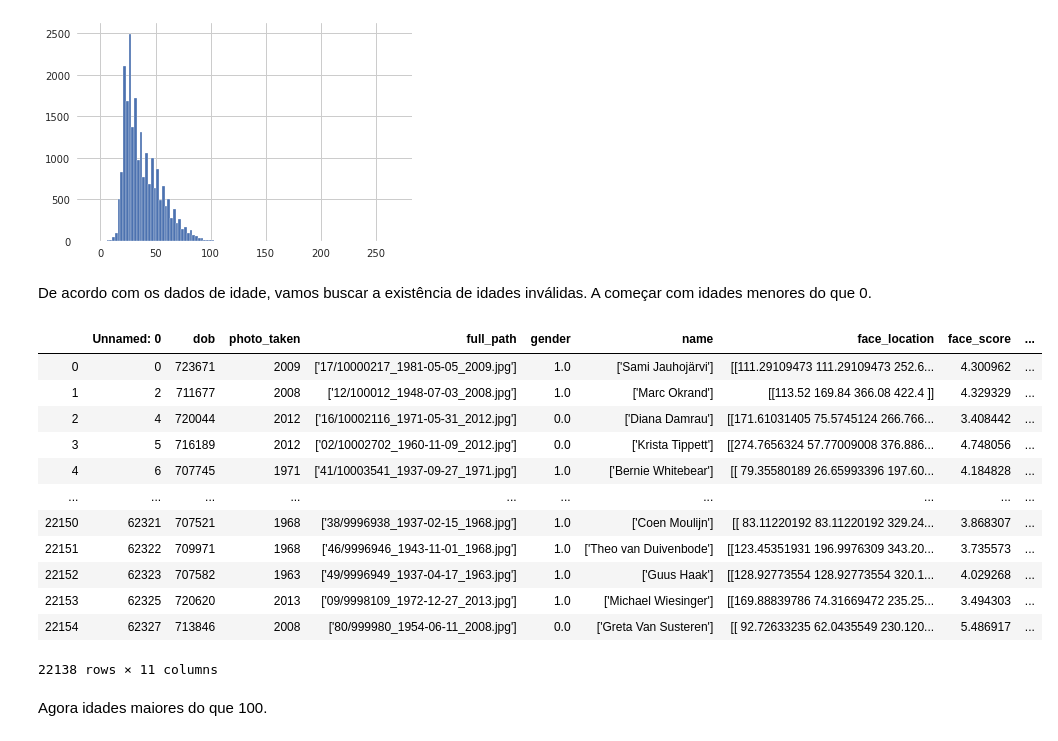
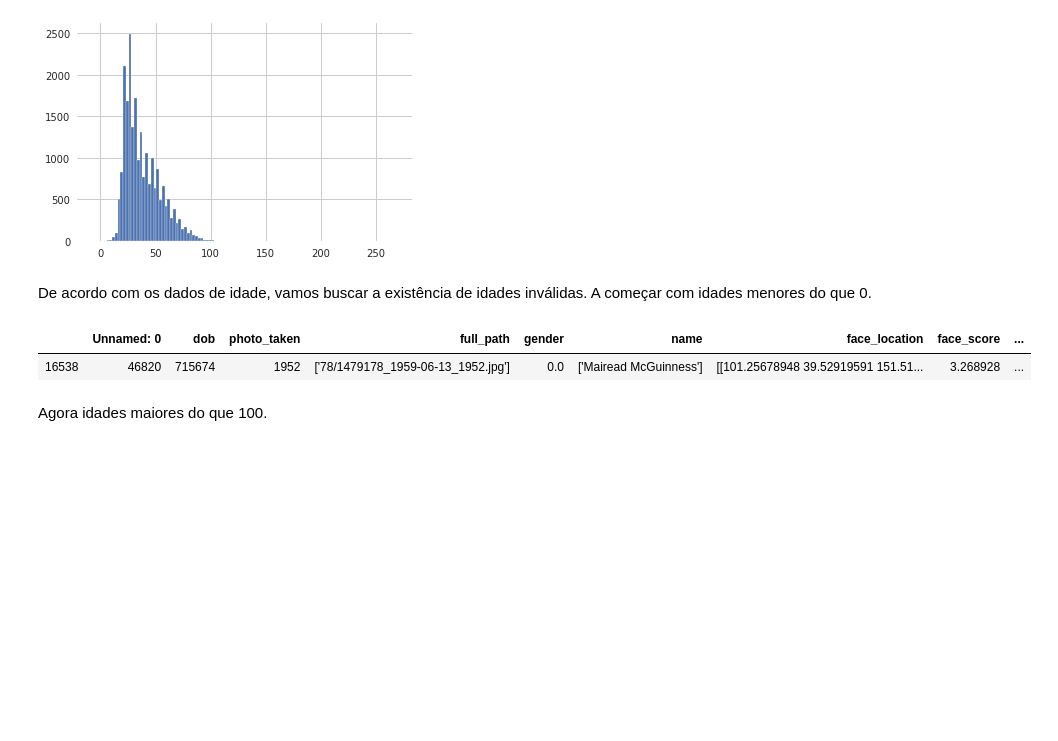
Before and after one commit to flph2/visao_computacional, a Jupyter notebook: projeto/object-people-audit.ipynb, the cells around one changed output. Saved outputs shown, nothing was run; the diff lists cells and outputs as text; code cells hidden in the pictures; blank space fills up the shorter version.

```diff
--- a/projeto/object-people-audit.ipynb
+++ b/projeto/object-people-audit.ipynb
@@ -176,21 +176,10 @@ histograma_idade = df['age'].hist(bins=df['age'].nunique())
 De acordo com os dados de idade, vamos buscar a existência de idades inválidas.
 A começar com idades menores do que 0.
 # %%
-df[df['age'] > 0]
+df[df['age'] < 0]
 # %% [output]
 |  | Unnamed: 0 | dob | photo_taken | full_path | gender | name | face_location | face_score | ... |
-| 0 | 0 | 723671 | 2009 | ['17/10000217_1981-05-05_2009.jpg'] | 1.0 | ['Sami Jauhojärvi'] | [[111.29109473 111.29109473 252.6... | 4.300962 | ... |
-| 1 | 2 | 711677 | 2008 | ['12/100012_1948-07-03_2008.jpg'] | 1.0 | ['Marc Okrand'] | [[113.52 169.84 366.08 422.4 ]] | 4.329329 | ... |
-| 2 | 4 | 720044 | 2012 | ['16/10002116_1971-05-31_2012.jpg'] | 0.0 | ['Diana Damrau'] | [[171.61031405 75.5745124 266.766... | 3.408442 | ... |
-| 3 | 5 | 716189 | 2012 | ['02/10002702_1960-11-09_2012.jpg'] | 0.0 | ['Krista Tippett'] | [[274.7656324 57.77009008 376.886... | 4.748056 | ... |
-| 4 | 6 | 707745 | 1971 | ['41/10003541_1937-09-27_1971.jpg'] | 1.0 | ['Bernie Whitebear'] | [[ 79.35580189 26.65993396 197.60... | 4.184828 | ... |
-| ... | ... | ... | ... | ... | ... | ... | ... | ... | ... |
-| 22150 | 62321 | 707521 | 1968 | ['38/9996938_1937-02-15_1968.jpg'] | 1.0 | ['Coen Moulijn'] | [[ 83.11220192 83.11220192 329.24... | 3.868307 | ... |
-| 22151 | 62322 | 709971 | 1968 | ['46/9996946_1943-11-01_1968.jpg'] | 1.0 | ['Theo van Duivenbode'] | [[123.45351931 196.9976309 343.20... | 3.735573 | ... |
-| 22152 | 62323 | 707582 | 1963 | ['49/9996949_1937-04-17_1963.jpg'] | 1.0 | ['Guus Haak'] | [[128.92773554 128.92773554 320.1... | 4.029268 | ... |
-| 22153 | 62325 | 720620 | 2013 | ['09/9998109_1972-12-27_2013.jpg'] | 1.0 | ['Michael Wiesinger'] | [[169.88839786 74.31669472 235.25... | 3.494303 | ... |
-| 22154 | 62327 | 713846 | 2008 | ['80/999980_1954-06-11_2008.jpg'] | 0.0 | ['Greta Van Susteren'] | [[ 92.72633235 62.0435549 230.120... | 5.486917 | ... |
+| 16538 | 46820 | 715674 | 1952 | ['78/1479178_1959-06-13_1952.jpg'] | 0.0 | ['Mairead McGuinness'] | [[101.25678948 39.52919591 151.51... | 3.268928 | ... |
-22138 rows × 11 columns
 # %% [markdown]
 Agora idades maiores do que 100.
 # %%
```
Also changed, not shown: parts of 13 cells of this notebook.
